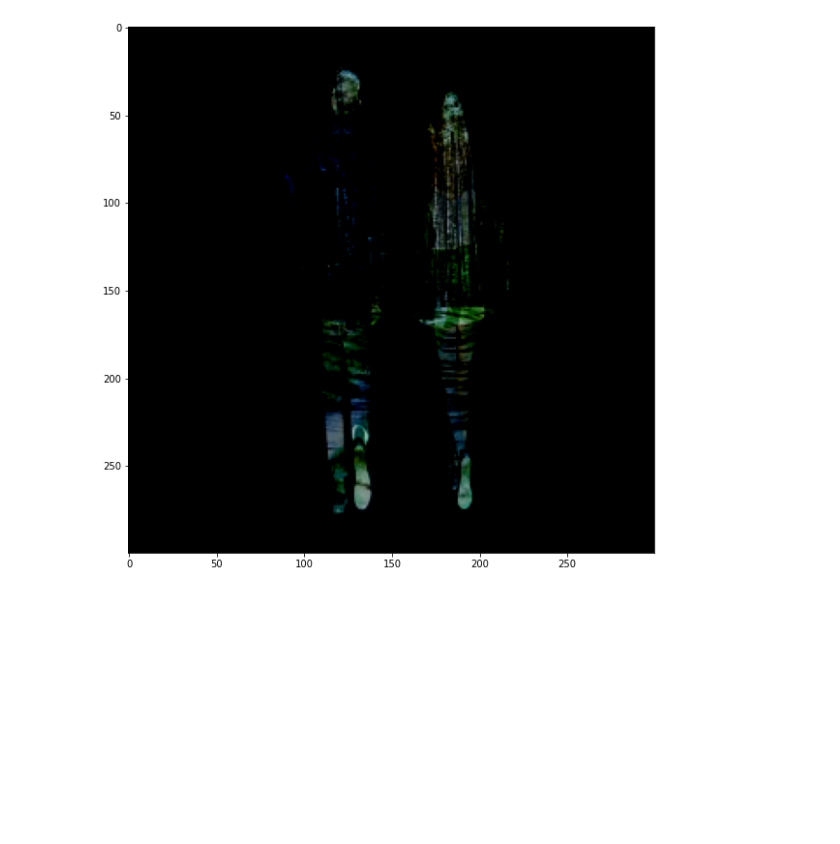
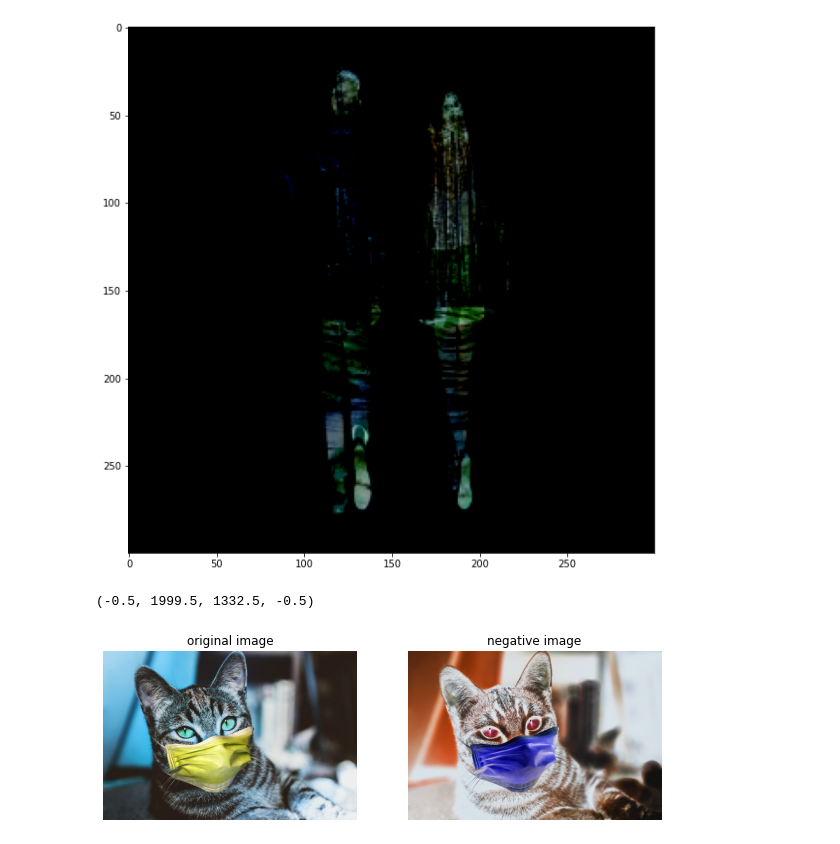
Before and after one commit to MaKaylajb/Mat4906-ML, a Jupyter notebook: images_for_python-2/images_for_python_code.ipynb, the cells around one changed output. Drawn from its saved outputs; the diff is of its cells as text; code cells hidden in the pictures; blank space fills up the shorter version.

```diff
--- a/images_for_python-2/images_for_python_code.ipynb
+++ b/images_for_python-2/images_for_python_code.ipynb
@@ -62,3 +62,18 @@ plt.imshow(dst_subtrect)
 # %% [output]
 <matplotlib.image.AxesImage at 0x...>
 [figure]
+# %%
+img_cat = cv2.imread("/Users/kayla/Desktop/Mat4906-ML/images_for_python-2/cat.jpg")
+negative =  255 - img_cat
+plt.figure(figsize=(10,10))
+plt.subplot(121)
+plt.imshow(img_cat)
+plt.gca().set_title('original image')
+plt.axis('off')
+plt.subplot(122)
+plt.imshow(negative)
+plt.gca().set_title('negative image')
+plt.axis('off')
+# %% [output]
+(-0.5, 1999.5, 1332.5, -0.5)
+[figure, added]
```
Also changed, not shown: parts of 6 cells of this notebook.
